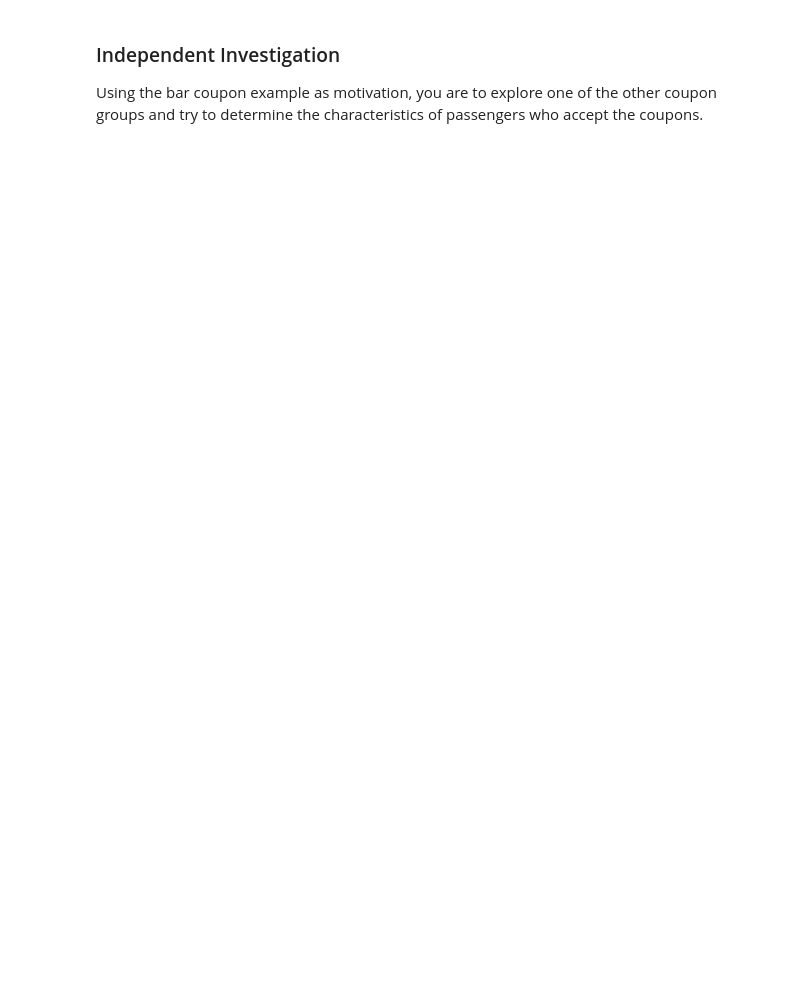
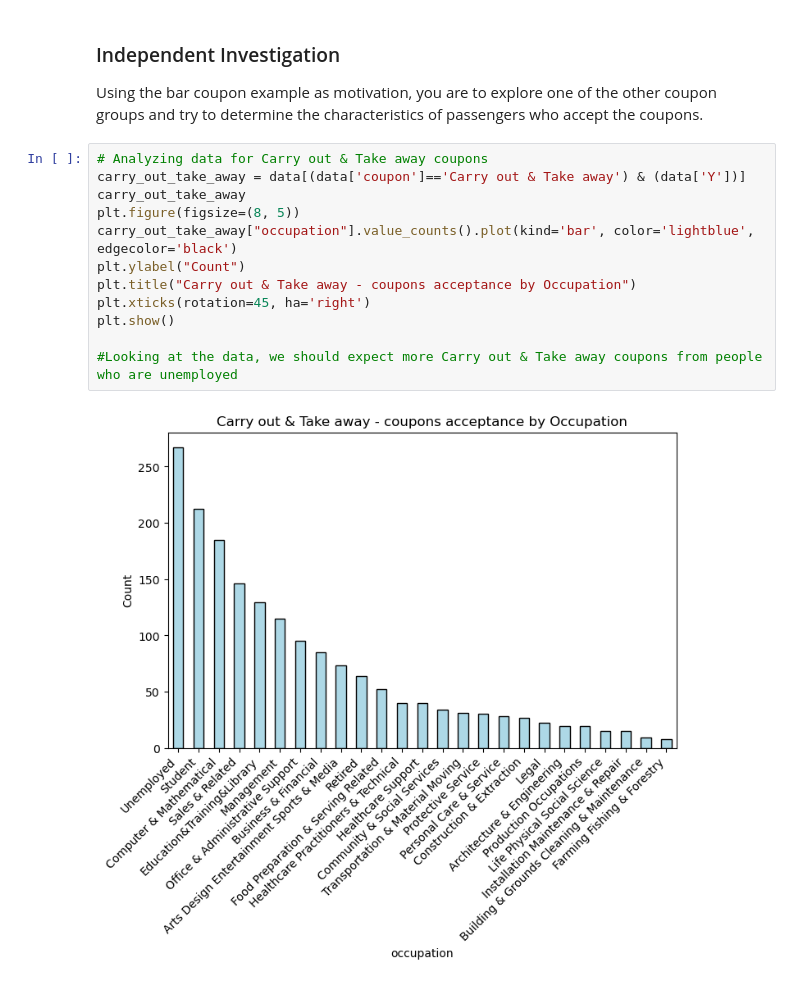
Before and after one commit to aparnakarri/AIML-Customers-And-Coupons, a Jupyter notebook: prompt.ipynb, the cells around one changed output. Drawn from its saved outputs; the diff is of its cells as text; blank space fills up the shorter version.

```diff
--- a/prompt.ipynb
+++ b/prompt.ipynb
@@ -334,3 +405,17 @@ People who accepted coupons and went to the bar:
 ### Independent Investigation
 
 Using the bar coupon example as motivation, you are to explore one of the other coupon groups and try to determine the characteristics of passengers who accept the coupons.
+# %%
+# Analyzing data for Carry out & Take away coupons
+carry_out_take_away = data[(data['coupon']=='Carry out & Take away') & (data['Y'])]
+carry_out_take_away
+plt.figure(figsize=(8, 5))
+carry_out_take_away["occupation"].value_counts().plot(kind='bar', color='lightblue', edgecolor='black')
+plt.ylabel("Count")
+plt.title("Carry out & Take away - coupons acceptance by Occupation")
+plt.xticks(rotation=45, ha='right')
+plt.show()
+
+#Looking at the data, we should expect more Carry out & Take away coupons from people who are unemployed
+# %% [output]
+[figure, added]
```
Also changed, not shown: parts of 8 cells of this notebook.
